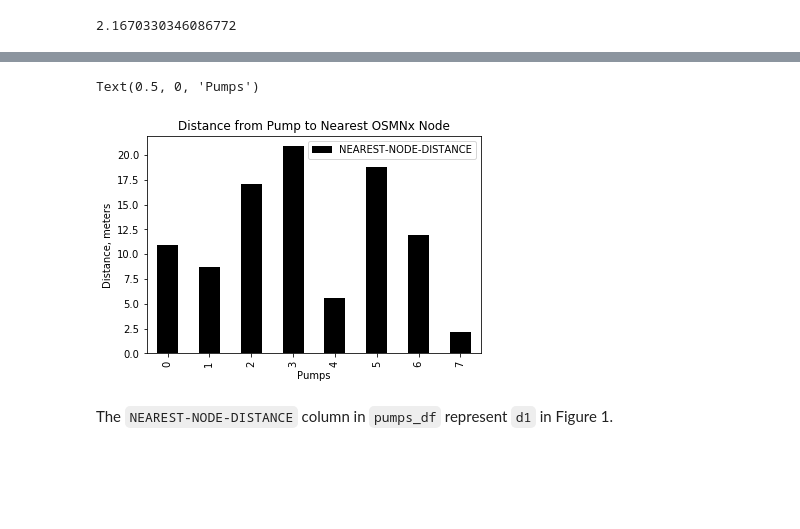
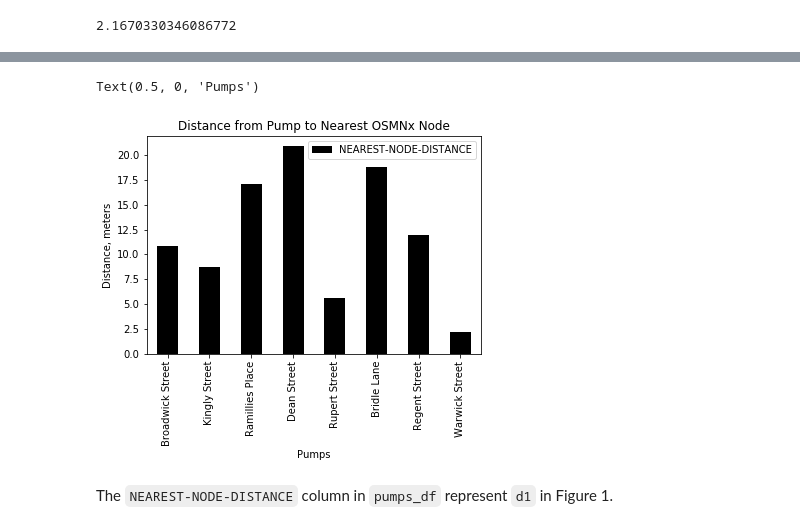
Before and after one commit to PHI-Case-Studies/1854-Cholera-Outbreak-London-Advanced-1, a Jupyter notebook: NB04-Cholera-Case-Study-OpenStreetMaps-Networkx-Part-2.ipynb, the cells around one changed output, grey strips where cells are left out. Saved outputs shown, nothing was run; the diff lists cells and outputs as text; code cells hidden in the pictures; blank space fills up the shorter version.

```diff
--- a/NB04-Cholera-Case-Study-OpenStreetMaps-Networkx-Part-2.ipynb
+++ b/NB04-Cholera-Case-Study-OpenStreetMaps-Networkx-Part-2.ipynb
@@ -190,11 +188,11 @@ pumps_df
 # %%
-ax = pumps_df.plot.bar(y='NEAREST-NODE-DISTANCE', color='k')
+ax = pumps_df.plot.bar(y='NEAREST-NODE-DISTANCE', x='Street', color='k')
 ax.set_title('Distance from Pump to Nearest OSMNx Node')
 ax.set_ylabel('Distance, meters')
 ax.set_xlabel('Pumps')
 # %% [output]
 Text(0.5, 0, 'Pumps')
-[figure, old version]
+[figure, new version]
 # %% [markdown]
 The `NEAREST-NODE-DISTANCE` column in `pumps_df` represent `d1` in Figure 1.
 # %% [markdown]
```
Also changed, not shown: parts of 51 cells of this notebook, 2 other files.
